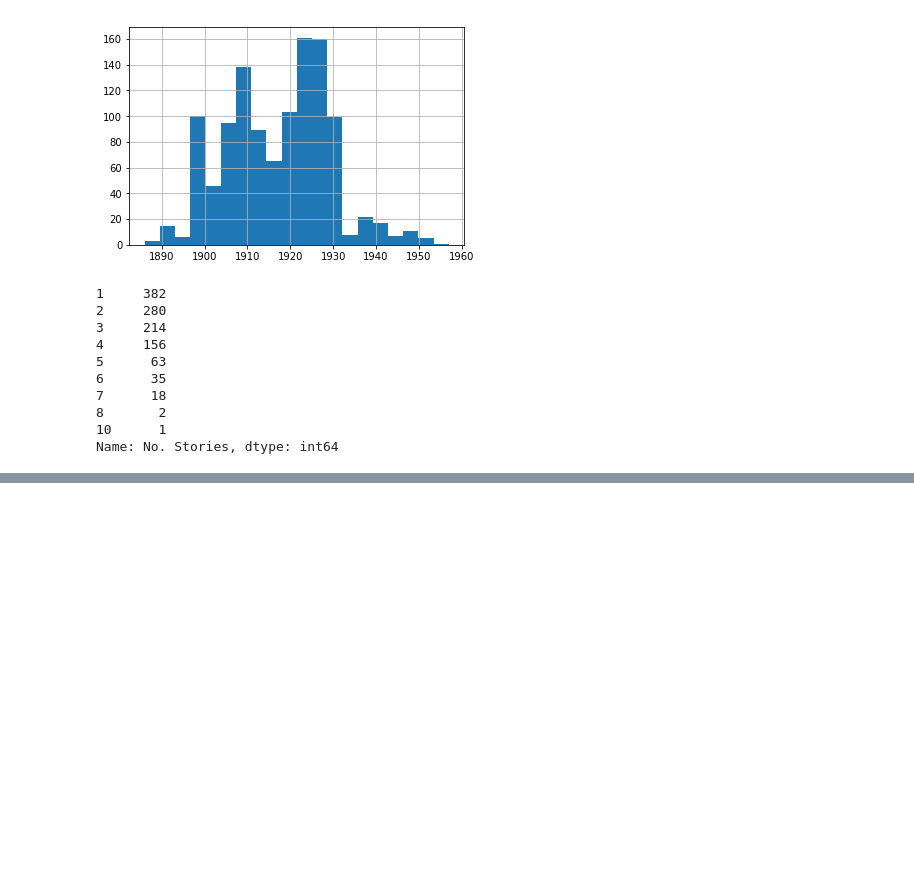
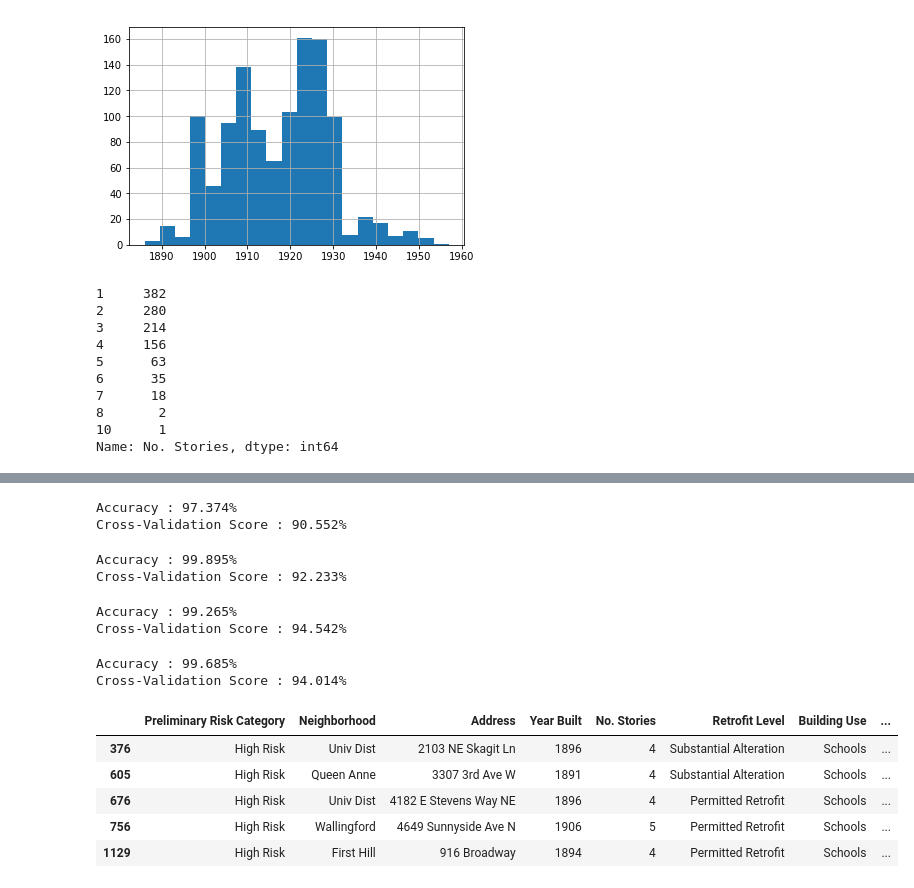
Before and after one commit to Brent-Graner/Seattle_URM_Schools, a Jupyter notebook: Seattle_URM_Schools.ipynb, the cells around one changed output, grey strips where cells are left out. Drawn from its saved outputs; the diff is of its cells as text; code cells hidden in the pictures; blank space fills up the shorter version.

```diff
--- a/Seattle_URM_Schools.ipynb
+++ b/Seattle_URM_Schools.ipynb
@@ -284,5 +337,0 @@ Name: Preliminary Risk Category, dtype: int64
-# %%
-test = urm[urm['Preliminary Risk Category'] == 0]
-
-#There should be 75 schools and the sole 'Emergency' building in this reduced dataset
-test['Building Use'].value_counts()
@@ -298,12 +346 @@ from sklearn.model_selection import cross_val_score
 from sklearn import metrics
-# %%
-model = RandomForestClassifier()
-
-predictor_vars = ['Retrofit Level', 'Neighborhood', 'No. Stories', 'Year Built', 'Estimated Number of Occupants', 'Confirmation Source']
-
-model.fit(train_data[predictor_vars], train_data['Preliminary Risk Category'])
-
-predictions = model.predict(train_data[predictor_vars])
-
-accuracy = metrics.accuracy_score(predictions,train_data[outcome_var])
-print ("Accuracy : %s" % "{0:.3%}".format(accuracy))
@@ -342,0 +379,61 @@ DecisionTreeClassifier(class_weight=None, criterion='gini', max_depth=None,
+# %%
+#The single tree does a fairly good job reproducing results of the full training dataset, but the model appears to overfit-the lower cross-validation score shows that the model yields poorer predictions when applied to data it was not trained on. Let's try a different set of input variables:
+input_vars = ['Retrofit Level', 'No. Stories', 'Year Built']
+learn(tree_model, input_vars)
+# %% [output]
+Accuracy : 97.374%
+Cross-Validation Score : 90.552%
+# %%
+#A slight improvement. Try the whole set of predictors:
+input_vars = ['Retrofit Level', 'Neighborhood', 'No. Stories', 'Year Built', 'Estimated Number of Occupants', 'Confirmation Source']
+learn(tree_model, input_vars)
+# %% [output]
+Accuracy : 99.895%
+Cross-Validation Score : 92.233%
+# %%
+#So the decision tree appears to improve with more information. It still seems like we can do better, perhaps by using a random forest method:
+RF_model = RandomForestClassifier()
+input_vars = ['Retrofit Level', 'Neighborhood', 'No. Stories',  'Year Built', 'Estimated Number of Occupants', 'Confirmation Source']
+learn(RF_model, input_vars)
+# %% [output]
+Accuracy : 99.265%
+Cross-Validation Score : 94.542%
+# %%
+#separate the schools from the original dataframe
+school_data = urm[urm['Building Use'] == 'Schools']
+input_data = school_data[:] #copy dataframe w/slice notation so that we can overwrite entries with numeric values
+
+columns = ['Preliminary Risk Category','Neighborhood', 'Address', 'Building Use', 'Retrofit Level','Estimated Number of Occupants','Confirmation Source']
+
+#encode the values of input_data for input to the model
+le = LabelEncoder()
+for i in columns:
+  input_data[i] = le.fit_transform(school_data[i]) #reassign each column to the result of LabelEncoder()
+
+#set the predictors and run the random forest model on both the training dataframe and the school dataframe
+RF_model = RandomForestClassifier()
+input_vars = ['Retrofit Level', 'Neighborhood', 'No. Stories', 'Year Built', 'Estimated Number of Occupants', 'Confirmation Source']
+learn(RF_model, input_vars)
+
+predictions = RF_model.predict(input_data[input_vars])
+# %% [output]
+Accuracy : 99.685%
+Cross-Validation Score : 94.014%
+# %%
+x = 0
+for y in school_data.index.values: #index values are retained from the original dataframe -> can't loop on range(len(...))
+  if predictions[x] == 0:
+    school_data.set_value(y, 'Preliminary Risk Category', 'High Risk')
+  if predictions[x] == 1:
+    school_data.set_value(y, 'Preliminary Risk Category', 'Medium Risk')
+  x += 1
+# %%
+#Now that the model has made its predictions, let's look at the highest-rish school buildings:
+school_data.loc[(school_data['Preliminary Risk Category']=='High Risk'), ['Preliminary Risk Category','Neighborhood', 'Address',  'Year Built', 'No. Stories', 'Retrofit Level', 'Building Use', 'Estimated Number of Occupants','Confirmation Source']]
+# %% [output]
+|  | Preliminary Risk Category | Neighborhood | Address | Year Built | No. Stories | Retrofit Level | Building Use | ... |
+| 376 | High Risk | Univ Dist | 2103 NE Skagit Ln | 1896 | 4 | Substantial Alteration | Schools | ... |
+| 605 | High Risk | Queen Anne | 3307 3rd Ave W | 1891 | 4 | Substantial Alteration | Schools | ... |
+| 676 | High Risk | Univ Dist | 4182 E Stevens Way NE | 1896 | 4 | Permitted Retrofit | Schools | ... |
+| 756 | High Risk | Wallingford | 4649 Sunnyside Ave N | 1906 | 5 | Permitted Retrofit | Schools | ... |
+| 1129 | High Risk | First Hill | 916 Broadway | 1894 | 4 | Permitted Retrofit | Schools | ... |
```
Also changed, not shown: parts of 29 cells of this notebook.
